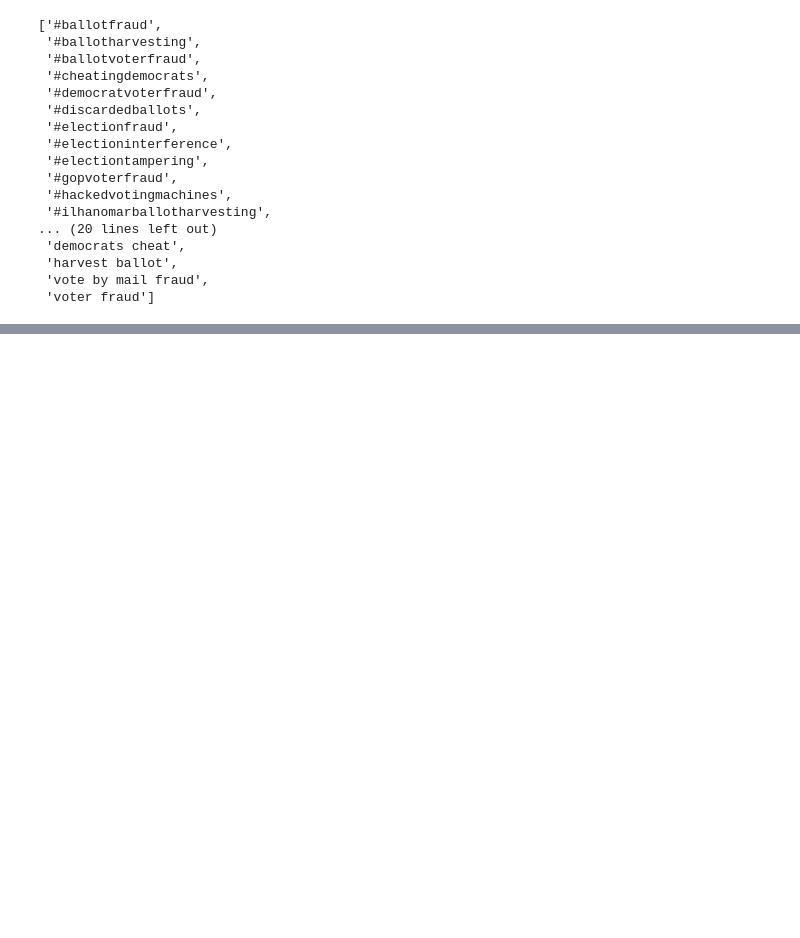
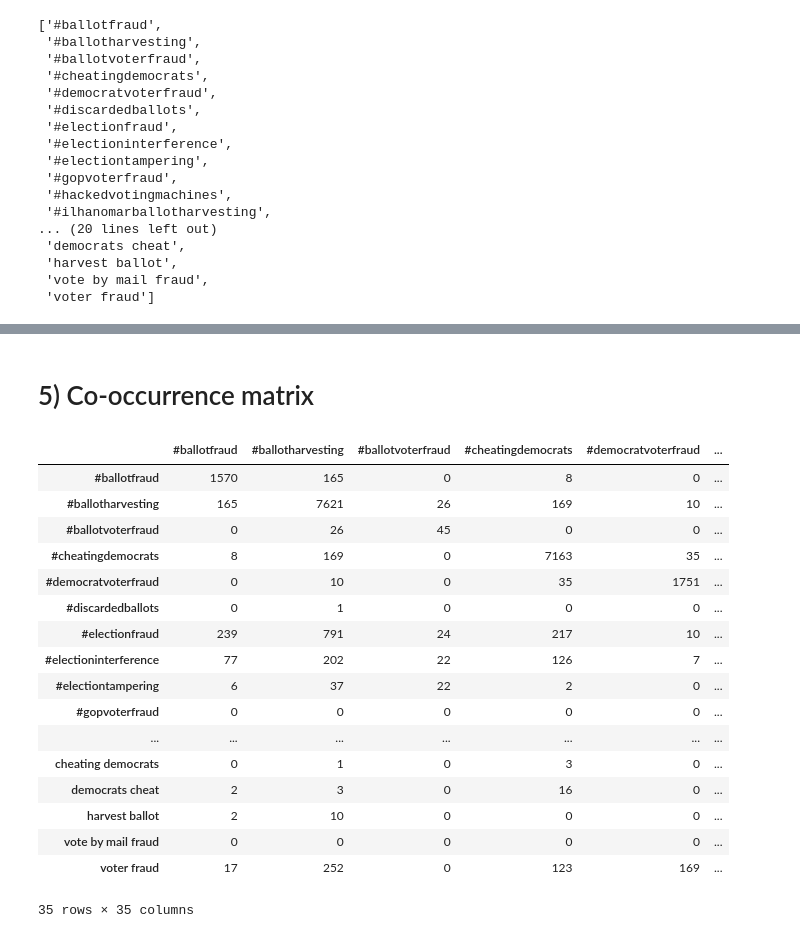
Before and after one commit to sTechLab/VoterFraud2020-analysis, a Jupyter notebook: notebooks/initial_exploration.ipynb, the cells around one changed output, grey strips where cells are left out. Saved outputs shown, nothing was run; the diff lists cells and outputs as text; code cells hidden in the pictures; blank space fills up the shorter version.

```diff
--- a/notebooks/initial_exploration.ipynb
+++ b/notebooks/initial_exploration.ipynb
@@ -214,3 +253,17 @@ crawled_terms
  'harvest ballot',
  'vote by mail fraud',
  'voter fraud']
+# %%
+# Prepare crawled terms dataframe
+
+crawled_terms_stats = []
+
+for term in crawled_terms:
+    if term in tweet_df.columns:
+        stats = {}
+        stats["term"] = term
+        stats["count"] = tweet_df[term].value_counts().values[0]
+        crawled_terms_stats.append(stats)
+
+crawled_terms_df = pd.DataFrame(crawled_terms_stats).sort_values(by=['count'], ascending=False)
+crawled_terms_df[:5]
@@ -216,0 +318,28 @@ crawled_terms
+# %% [markdown]
+# 5) Co-occurrence matrix
+# %%
+# Co-occ
+terms_in_df = [term for term in crawled_terms if term in tweet_df.columns]
+crawled_terms_tweet_df = tweet_df[terms_in_df].fillna(0).astype(int)
+co_occurrence = crawled_terms_tweet_df.T.dot(crawled_terms_tweet_df)
+
+co_occurrence
+# %% [output]
+|  | #ballotfraud | #ballotharvesting | #ballotvoterfraud | #cheatingdemocrats | #democratvoterfraud | ... |
+| #ballotfraud | 1570 | 165 | 0 | 8 | 0 | ... |
+| #ballotharvesting | 165 | 7621 | 26 | 169 | 10 | ... |
+| #ballotvoterfraud | 0 | 26 | 45 | 0 | 0 | ... |
+| #cheatingdemocrats | 8 | 169 | 0 | 7163 | 35 | ... |
+| #democratvoterfraud | 0 | 10 | 0 | 35 | 1751 | ... |
+| #discardedballots | 0 | 1 | 0 | 0 | 0 | ... |
+| #electionfraud | 239 | 791 | 24 | 217 | 10 | ... |
+| #electioninterference | 77 | 202 | 22 | 126 | 7 | ... |
+| #electiontampering | 6 | 37 | 22 | 2 | 0 | ... |
+| #gopvoterfraud | 0 | 0 | 0 | 0 | 0 | ... |
+| ... | ... | ... | ... | ... | ... | ... |
+| cheating democrats | 0 | 1 | 0 | 3 | 0 | ... |
+| democrats cheat | 2 | 3 | 0 | 16 | 0 | ... |
+| harvest ballot | 2 | 10 | 0 | 0 | 0 | ... |
+| vote by mail fraud | 0 | 0 | 0 | 0 | 0 | ... |
+| voter fraud | 17 | 252 | 0 | 123 | 169 | ... |
+35 rows × 35 columns
```
Also changed, not shown: parts of 18 cells of this notebook, 3 other files.
